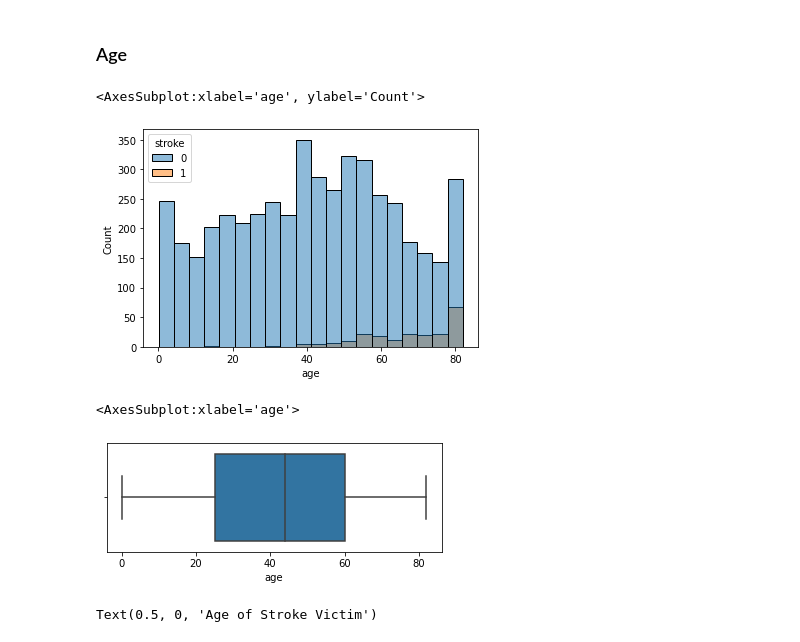
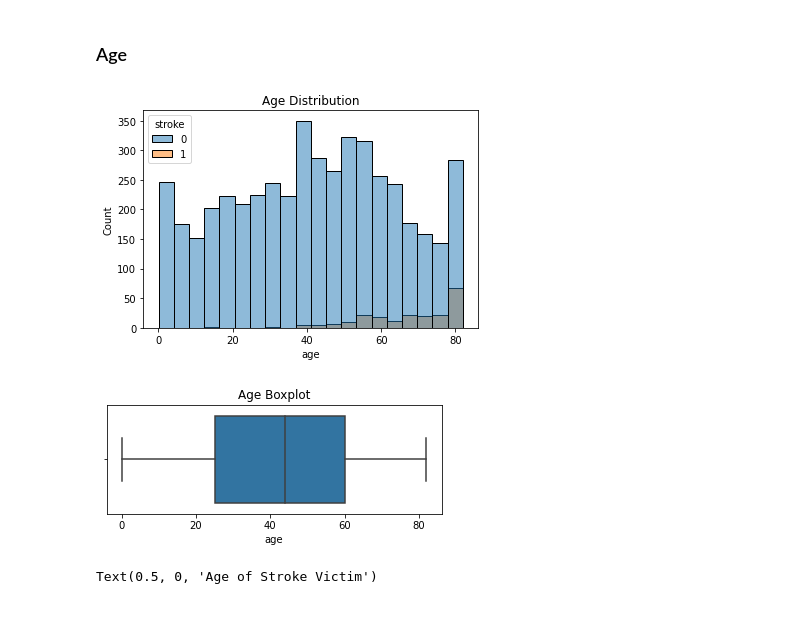
Before and after one commit to alexander-billings/stroke_prediction, a Jupyter notebook: Stroke_Prediction.ipynb, the cells around one changed output. Cells and saved outputs as stored; diff of their text form; code cells hidden in the pictures; blank space fills up the shorter version.

```diff
--- a/Stroke_Prediction.ipynb
+++ b/Stroke_Prediction.ipynb
@@ -220,15 +221,15 @@ Gender observations:
 ### Age
 # %%
 sns.histplot(data=df, x='age', hue='stroke')
+plt.title("Age Distribution");
 # %% [output]
-<AxesSubplot:xlabel='age', ylabel='Count'>
-[figure, old version]
+[figure, new version]
 # %%
 plt.figure(figsize=(6, 2))
 sns.boxplot(data=df, x='age')
+plt.title("Age Boxplot");
 # %% [output]
-<AxesSubplot:xlabel='age'>
-[figure, old version]
+[figure, new version]
 # %%
 plt.figure(figsize=(6, 2))
 sns.boxplot(data=df.loc[stroke_positive], x='age')
```
Also changed, not shown: parts of 18 cells of this notebook.
